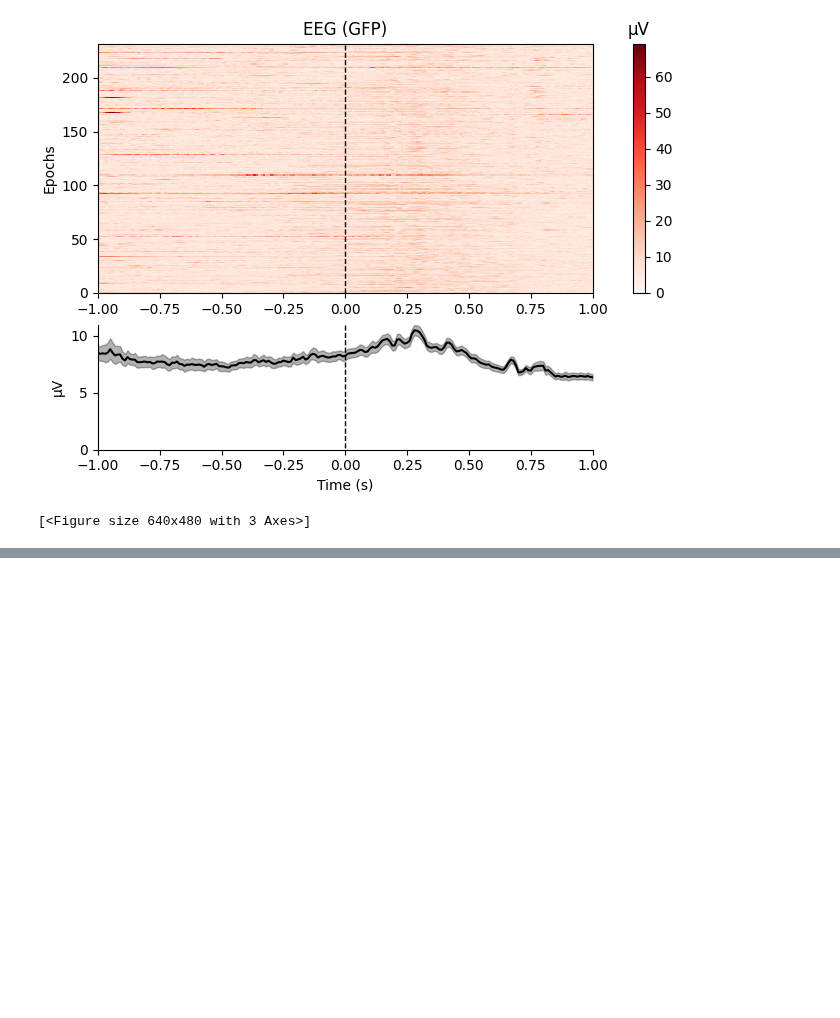
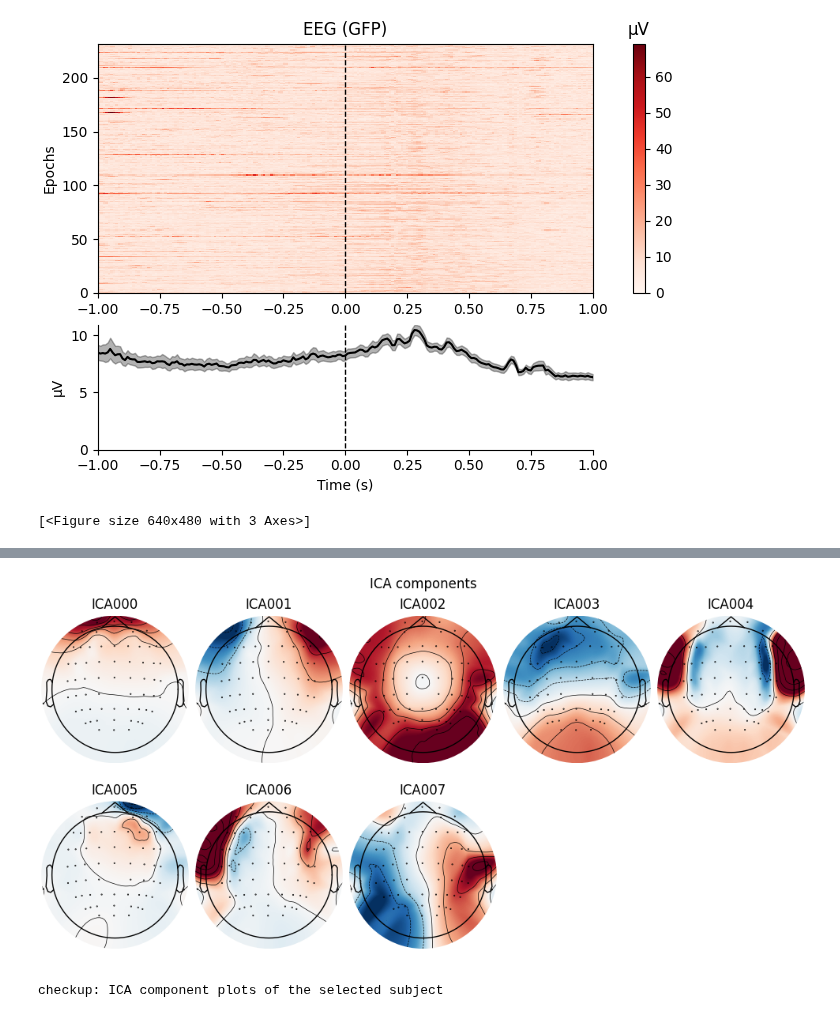
Before and after one commit to ebosseck/eeg_course_project, a Jupyter notebook: runPipelineM4_debugging.ipynb, the cells around one changed output, grey strips where cells are left out. Cells and saved outputs as stored; diff of their text form; code cells hidden in the pictures; blank space fills up the shorter version.

Commit message:
further checkups added (ica analysis and application)

```diff
--- a/runPipelineM4_debugging.ipynb
+++ b/runPipelineM4_debugging.ipynb
@@ -202,7 +202,8 @@ import matplotlib.pyplot as plt
 # %%
 # checkup: print spectrum of original and filtered signals, print sample rate of new raw data file
 curr_checkup_filename = f"{curr_bids_root}/derivatives/mne-bids-pipeline/sub-01/eeg/sub-01_task-SocialMemoryCuing_proc-filt_raw.fif"
-mne.io.read_raw_fif(curr_checkup_filename).plot_psd()
+curr_checkup_raw_filtered = mne.io.read_raw_fif(curr_checkup_filename, preload=True)
+curr_checkup_raw_filtered.plot_psd()
 print("checkup plot showing reduced bandwidth of eeg signals")
 # %% [output]
 [figure]
@@ -251,3 +270,12 @@ curr_steps = "preprocessing/_06a_run_ica"
+# %%
+# checkup: plot ica components
+curr_checkup_ica = mne.preprocessing.read_ica(f"{curr_subject_path}/sub-01_task-SocialMemoryCuing_ica.fif")
+curr_checkup_ica.apply(curr_checkup_raw_filtered)
+curr_checkup_ica.plot_components(inst=curr_checkup_raw_filtered)
+print("checkup: ICA component plots of the selected subject")
+# %% [output]
+[figure, added]
+checkup: ICA component plots of the selected subject
 # %%
 import mne
 import mne_icalabel
```
Also changed, not shown: parts of 7 cells of this notebook.
